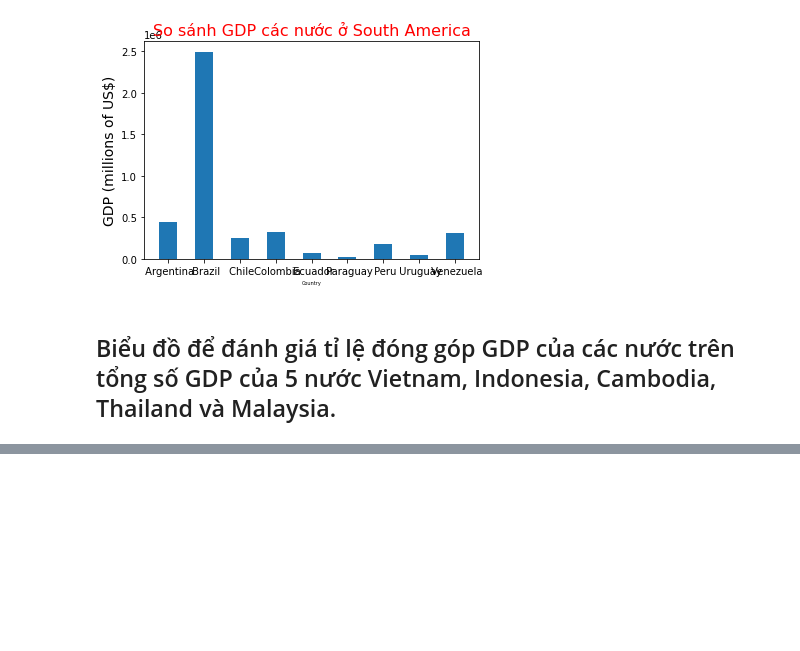
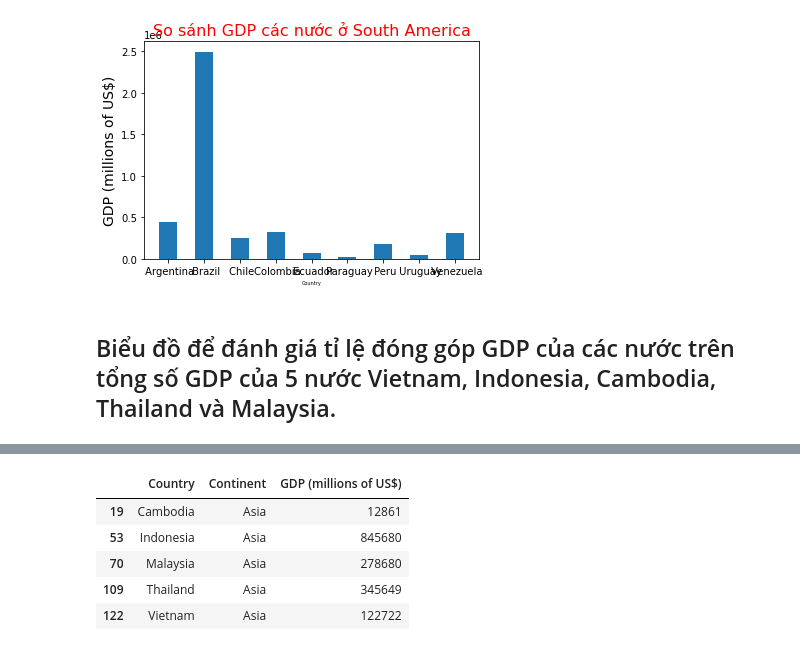
Before and after one commit to myhoa2409/data, a Jupyter notebook: [Bài tập] Trực quan hóa cơ bản dữ liệu GDP list.ipynb, the cells around one changed output, grey strips where cells are left out. Cells and saved outputs as stored; diff of their text form; code cells hidden in the pictures; blank space fills up the shorter version.

```diff
--- a/[Bài tập] Trực quan hóa cơ bản dữ liệu GDP list.ipynb
+++ b/[Bài tập] Trực quan hóa cơ bản dữ liệu GDP list.ipynb
@@ -79,0 +114,11 @@ ValueError: The truth value of a Series is ambiguous. Use a.empty, a.bool(), a.i
+# %%
+#Cách 2 nhanh hơn, dùng hàm query
+DNA = data.query('Country in @DNA_')
+DNA
+# %% [output]
+|  | Country | Continent | GDP (millions of US$) |
+| 19 | Cambodia | Asia | 12861 |
+| 53 | Indonesia | Asia | 845680 |
+| 70 | Malaysia | Asia | 278680 |
+| 109 | Thailand | Asia | 345649 |
+| 122 | Vietnam | Asia | 122722 |
```
Also changed, not shown: parts of 4 cells of this notebook, 7 other files.
